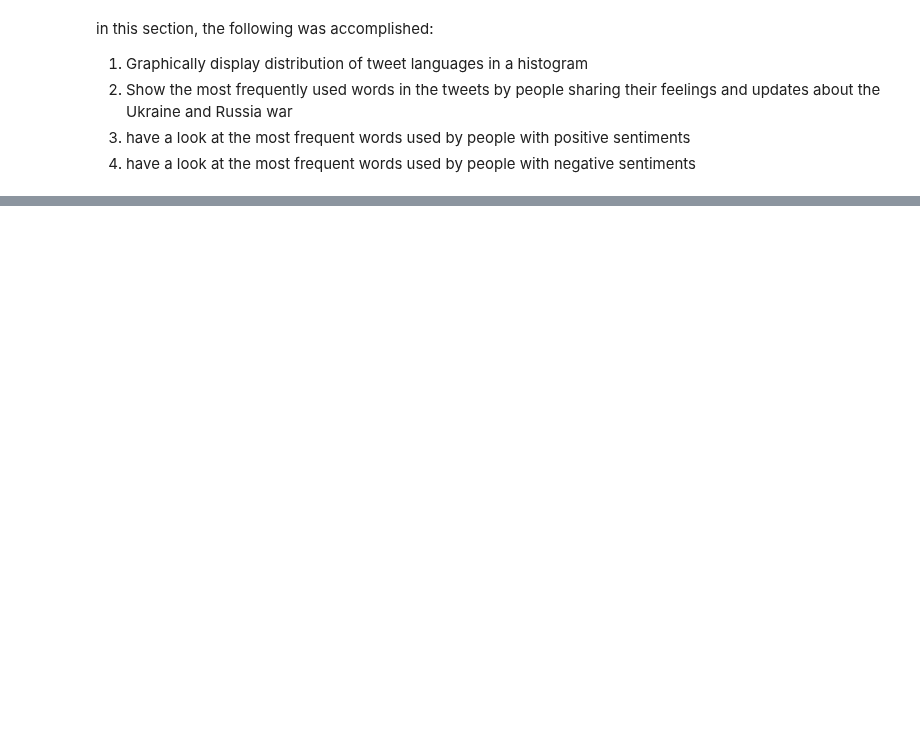
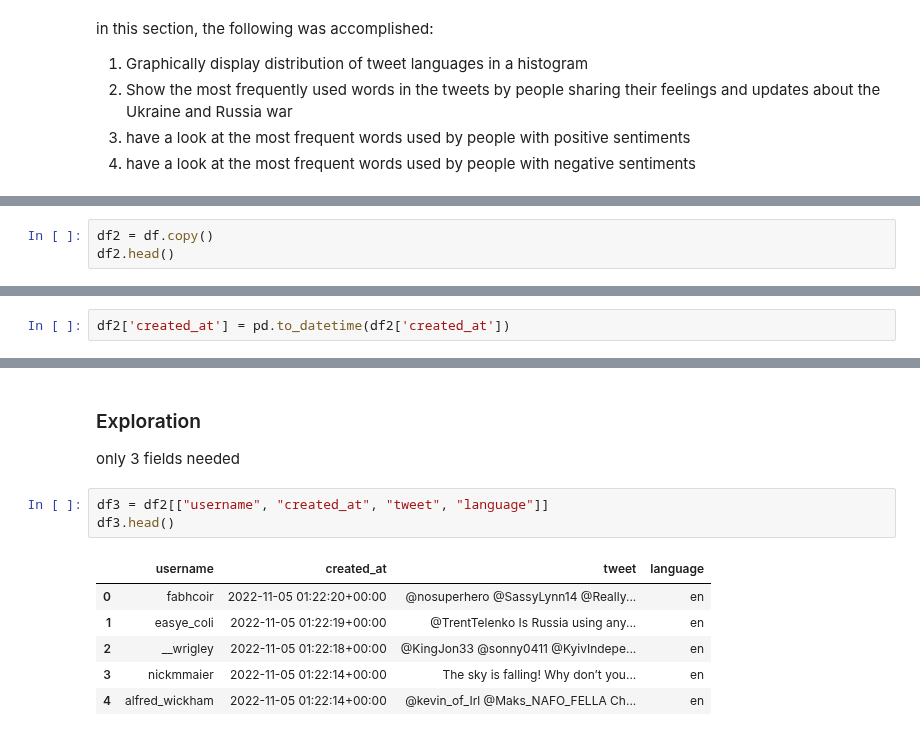
Before and after one commit to J-Kimani/DS, a Jupyter notebook: Projects/Russia Ukraine War Tweet Sentiment Analysis/rvu.ipynb, the cells around one changed output, grey strips where cells are left out. Drawn from its saved outputs; the diff is of its cells as text; blank space fills up the shorter version.

```diff
--- a/Projects/Russia Ukraine War Tweet Sentiment Analysis/rvu.ipynb
+++ b/Projects/Russia Ukraine War Tweet Sentiment Analysis/rvu.ipynb
@@ -222,0 +261,3 @@ in this section, the following was accomplished:
+# %%
+df2 = df.copy()
+df2.head()
@@ -222,0 +437,2 @@ in this section, the following was accomplished:
+# %%
+df2['created_at'] = pd.to_datetime(df2['created_at'])
@@ -222,0 +444,13 @@ in this section, the following was accomplished:
+# %% [markdown]
+### Exploration
+only 3 fields needed
+# %%
+df3 = df2[["username", "created_at", "tweet", "language"]]
+df3.head()
+# %% [output]
+|  | username | created_at | tweet | language |
+| 0 | fabhcoir | 2022-11-05 01:22:20+00:00 | @nosuperhero @SassyLynn14 @Really... | en |
+| 1 | easye_coli | 2022-11-05 01:22:19+00:00 | @TrentTelenko Is Russia using any... | en |
+| 2 | __wrigley | 2022-11-05 01:22:18+00:00 | @KingJon33 @sonny0411 @KyivIndepe... | en |
+| 3 | nickmmaier | 2022-11-05 01:22:14+00:00 | The sky is falling! Why don’t you... | en |
+| 4 | alfred_wickham | 2022-11-05 01:22:14+00:00 | @kevin_of_Irl @Maks_NAFO_FELLA Ch... | en |
```
Also changed, not shown: parts of 31 cells of this notebook.
